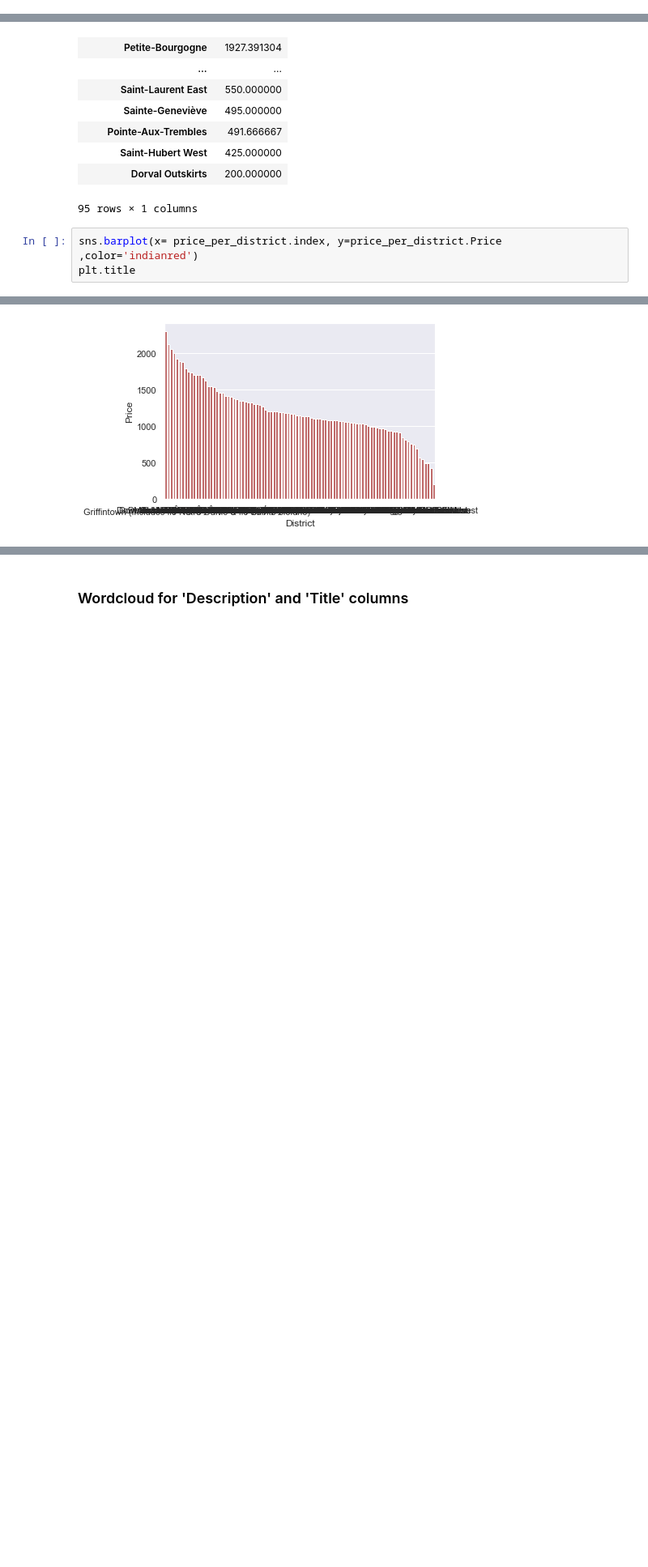
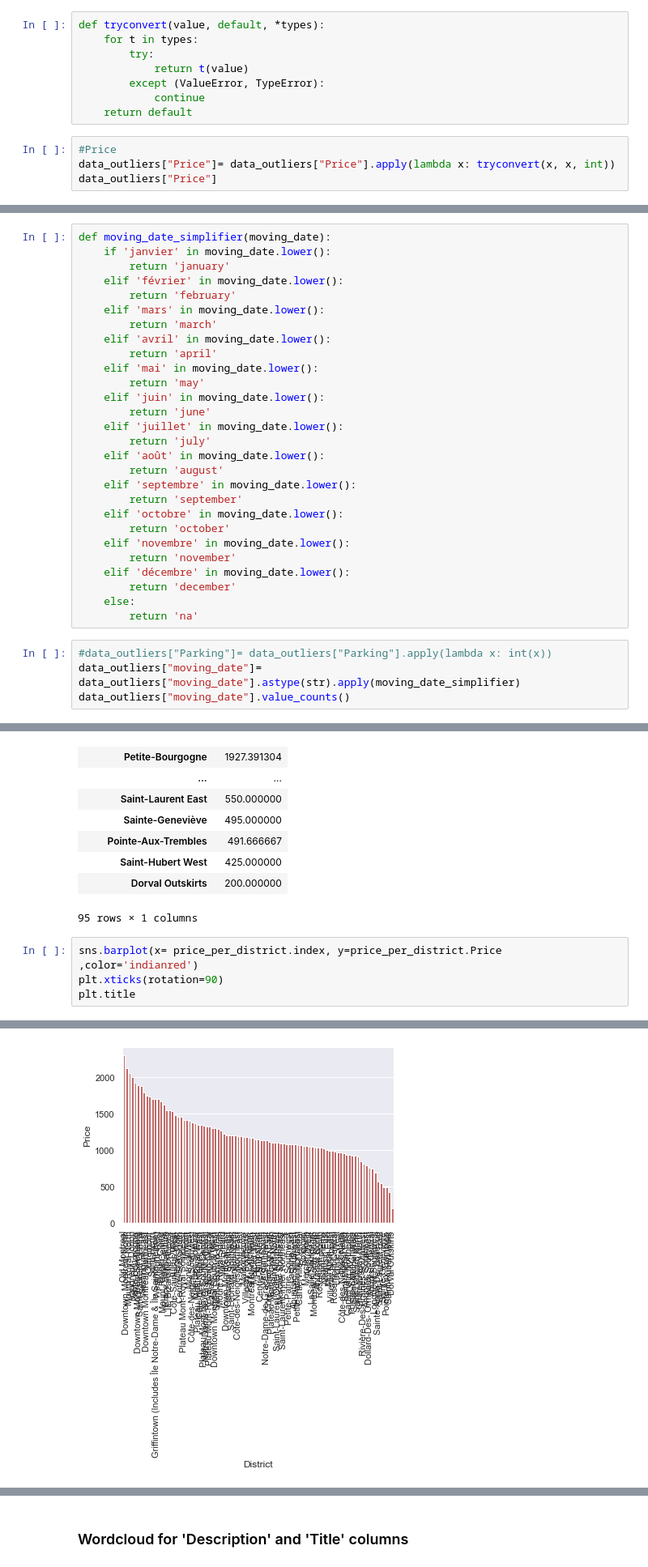
Before and after one commit to vanessadlafp/Rent_predictor_MTL, a Jupyter notebook: data_eda.ipynb, the cells around one changed output, grey strips where cells are left out. Shown at 81% size. Saved outputs shown, nothing was run; the diff lists cells and outputs as text; blank space fills up the shorter version.

```diff
--- a/data_eda.ipynb
+++ b/data_eda.ipynb
@@ -172,0 +214,12 @@ sns.barplot(x= categorical_data['Type'].value_counts().index, y=categorical_data
+# %%
+def tryconvert(value, default, *types):
+    for t in types:
+        try:
+            return t(value)
+        except (ValueError, TypeError):
+            continue
+    return default
+# %%
+#Price
+data_outliers["Price"]= data_outliers["Price"].apply(lambda x: tryconvert(x, x, int))
+data_outliers["Price"]
@@ -172,0 +244,32 @@ sns.barplot(x= categorical_data['Type'].value_counts().index, y=categorical_data
+# %%
+def moving_date_simplifier(moving_date):
+    if 'janvier' in moving_date.lower():
+        return 'january'
+    elif 'février' in moving_date.lower():
+        return 'february'
+    elif 'mars' in moving_date.lower():
+        return 'march'
+    elif 'avril' in moving_date.lower():
+        return 'april'
+    elif 'mai' in moving_date.lower():
+        return 'may'
+    elif 'juin' in moving_date.lower():
+        return 'june'
+    elif 'juillet' in moving_date.lower():
+        return 'july'
+    elif 'août' in moving_date.lower():
+        return 'august'
+    elif 'septembre' in moving_date.lower():
+        return 'september'
+    elif 'octobre' in moving_date.lower():
+        return 'october'
+    elif 'novembre' in moving_date.lower():
+        return 'november'
+    elif 'décembre' in moving_date.lower():
+        return 'december'
+    else:
+        return 'na'
+# %%
+#data_outliers["Parking"]= data_outliers["Parking"].apply(lambda x: int(x))
+data_outliers["moving_date"]= data_outliers["moving_date"].astype(str).apply(moving_date_simplifier)
+data_outliers["moving_date"].value_counts()
@@ -321,8 +437,9 @@ price_per_district
 95 rows × 1 columns
 # %%
 sns.barplot(x= price_per_district.index, y=price_per_district.Price ,color='indianred')
+plt.xticks(rotation=90)
 plt.title
 # %% [output]
 <function matplotlib.pyplot.title(label, fontdict=None, loc=None, pad=None, *, y=None, **kwargs)>
-[figure, old version]
+[figure, new version]
 # %%
```
Also changed, not shown: parts of 35 cells of this notebook, 7 other files.
